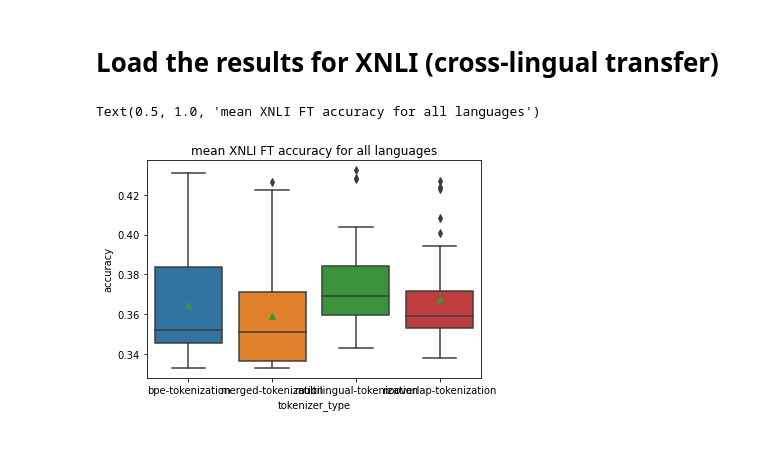
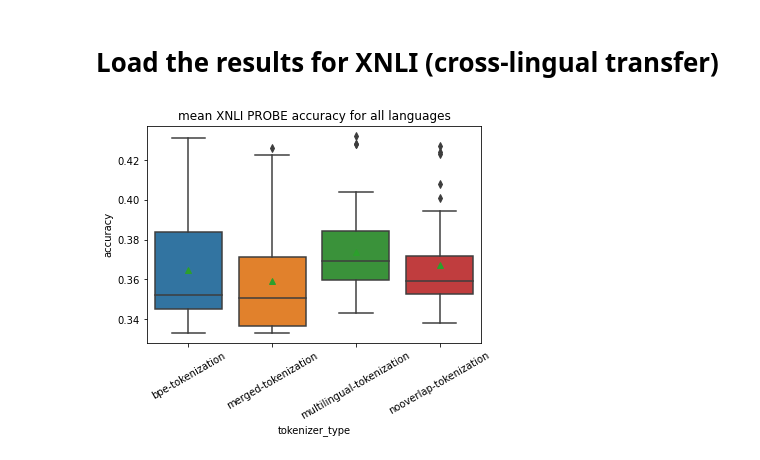
Before and after one commit to tomlimi/entangled_in_scripts, a Jupyter notebook: src/notebooks/3_xnli_results.ipynb, the cells around one changed output. Saved outputs shown, nothing was run; the diff lists cells and outputs as text; code cells hidden in the pictures.

```diff
--- a/src/notebooks/3_xnli_results.ipynb
+++ b/src/notebooks/3_xnli_results.ipynb
@@ -26,11 +30,11 @@ metric = 'accuracy'
 
 xnli_results = []
 
-for post_training, seed in [('PROBE', 8888), ('FT', 1234)]:
+for post_training, seed in [('PROBE', 8888), ('FT', 1234), ('PROBE_XNLI_HEAD', 1234)]:
     for lang_src in languages:
         for lang_tgt in languages:
             for tok_type, vocab_size in zip(tokenizer_types, vocab_sizes):
-                probe = "_probe" if post_training == "PROBE" else ""
+                probe = "_probe" if post_training in ("PROBE", "PROBE_XNLI_HEAD") else ""
                 result_file = f"{result_dir}/{task}_{post_training}/{tok_type}/alpha-0.25_alpha-train-0.25_N-{vocab_size}{probe}_{seed}/{lang_src}/{metric}_evaluation/{lang_tgt}/{metric}_all.txt"
 
                 if not os.path.exists(result_file):
@@ -49,16 +53,17 @@ for post_training, seed in [('PROBE', 8888), ('FT', 1234)]:
                         'accuracy': res
                     }
                 )
+# %%
+df_all = pd.DataFrame(xnli_results)
+df_all['lang_src'] = pd.Categorical(df_all['lang_src'], categories=df_all['lang_src'].unique())
+df_all['lang_tgt'] = pd.Categorical(df_all['lang_tgt'], categories=df_all['lang_tgt'].unique())
 # %%
-df = pd.DataFrame(xnli_results)
-df['lang_src'] = pd.Categorical(df['lang_src'], categories=df['lang_src'].unique())
-df['lang_tgt'] = pd.Categorical(df['lang_tgt'], categories=df['lang_tgt'].unique())
-df = df[df['post_training'] == 'PROBE']
-# df_overall = df.groupby(['tokenizer_type']).mean().reset_index()
-# plot boxplot with mean accuracy for each tokenizer type
-
-sns.boxplot(x='tokenizer_type', y='accuracy', data=df, showmeans=True)
-plt.title(f"mean XNLI {post_training} {metric} for all languages")
+def plot_boxplot(df, post_training):
+    df = df[df['post_training'] == post_training]
+    ax = sns.boxplot(x='tokenizer_type', y='accuracy', data=df, showmeans=True)
+    ax.set_xticklabels(ax.get_xticklabels(), rotation=30)
+    plt.title(f"mean XNLI {post_training} {metric} for all languages")
-# %% [output]
-Text(0.5, 1.0, 'mean XNLI FT accuracy for all languages')
-[figure, removed]
+# %%
+plot_boxplot(df_all, 'PROBE')
+# %% [output]
+[figure, added]
```
Also changed, not shown: parts of 10 cells of this notebook, 4 other files.
